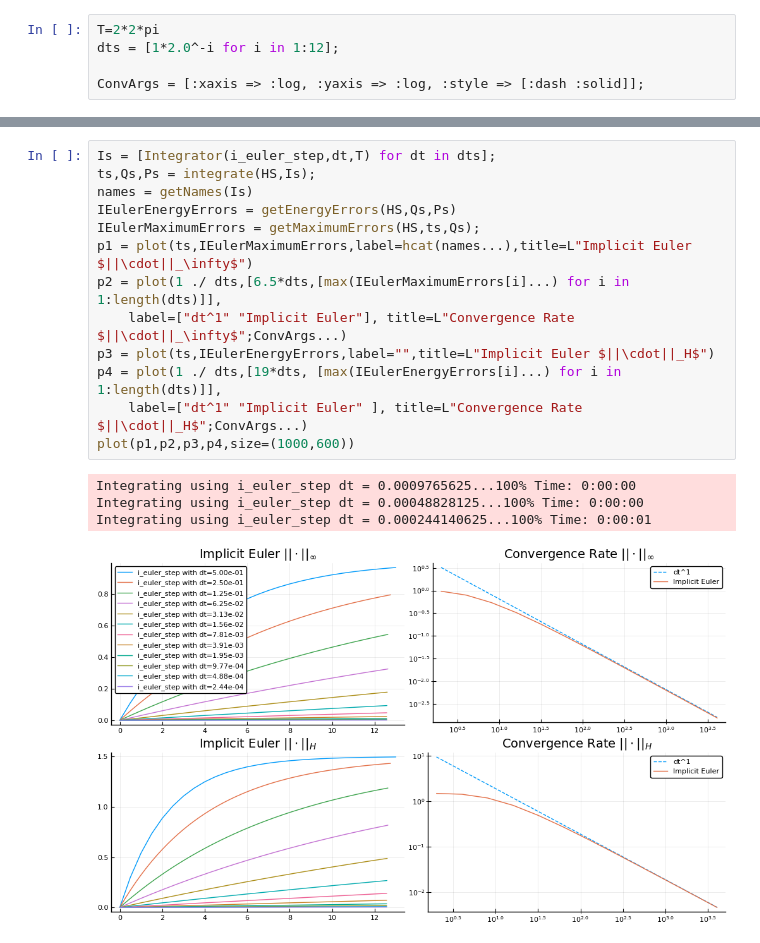
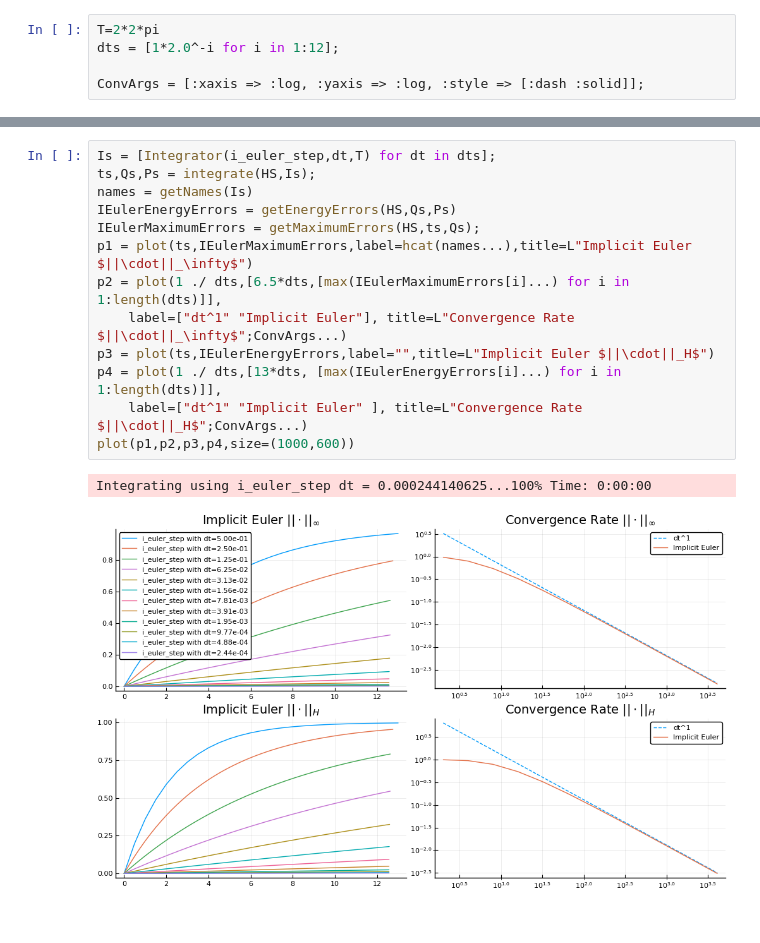
Before and after one commit to BoergeSt/HamiltonODE, a Jupyter notebook: Examples/Jupyter/Dahlquist-Convergence.ipynb, the cells around one changed output, grey strips where cells are left out. Cells and saved outputs as stored; diff of their text form.

```diff
--- a/Examples/Jupyter/Dahlquist-Convergence.ipynb
+++ b/Examples/Jupyter/Dahlquist-Convergence.ipynb
@@ -45,21 +46,19 @@ Integrating using euler_step dt = 0.000244140625...100% Time: 0:00:00
 # %%
 Is = [Integrator(i_euler_step,dt,T) for dt in dts];
 ts,Qs,Ps = integrate(HS,Is);
 names = getNames(Is)
 IEulerEnergyErrors = getEnergyErrors(HS,Qs,Ps)
 IEulerMaximumErrors = getMaximumErrors(HS,ts,Qs);
 p1 = plot(ts,IEulerMaximumErrors,label=hcat(names...),title=L"Implicit Euler $||\cdot||_\infty$")
 p2 = plot(1 ./ dts,[6.5*dts,[max(IEulerMaximumErrors[i]...) for i in 1:length(dts)]],
     label=["dt^1" "Implicit Euler"], title=L"Convergence Rate $||\cdot||_\infty$";ConvArgs...)
 p3 = plot(ts,IEulerEnergyErrors,label="",title=L"Implicit Euler $||\cdot||_H$")
-p4 = plot(1 ./ dts,[19*dts, [max(IEulerEnergyErrors[i]...) for i in 1:length(dts)]],
+p4 = plot(1 ./ dts,[13*dts, [max(IEulerEnergyErrors[i]...) for i in 1:length(dts)]],
     label=["dt^1" "Implicit Euler" ], title=L"Convergence Rate $||\cdot||_H$";ConvArgs...)
 plot(p1,p2,p3,p4,size=(1000,600))
 # %% [output]
-Integrating using i_euler_step dt = 0.0009765625...100% Time: 0:00:00
-Integrating using i_euler_step dt = 0.00048828125...100% Time: 0:00:00
-Integrating using i_euler_step dt = 0.000244140625...100% Time: 0:00:01
+Integrating using i_euler_step dt = 0.000244140625...100% Time: 0:00:00
-[figure, old version]
+[figure, new version]
 # %%
 Is = [Integrator(theta_step,dt,T,theta=0.5) for dt in dts];
 ts,Qs,Ps = integrate(HS,Is);
```
Also changed, not shown: parts of 10 cells of this notebook, 1 other file.
